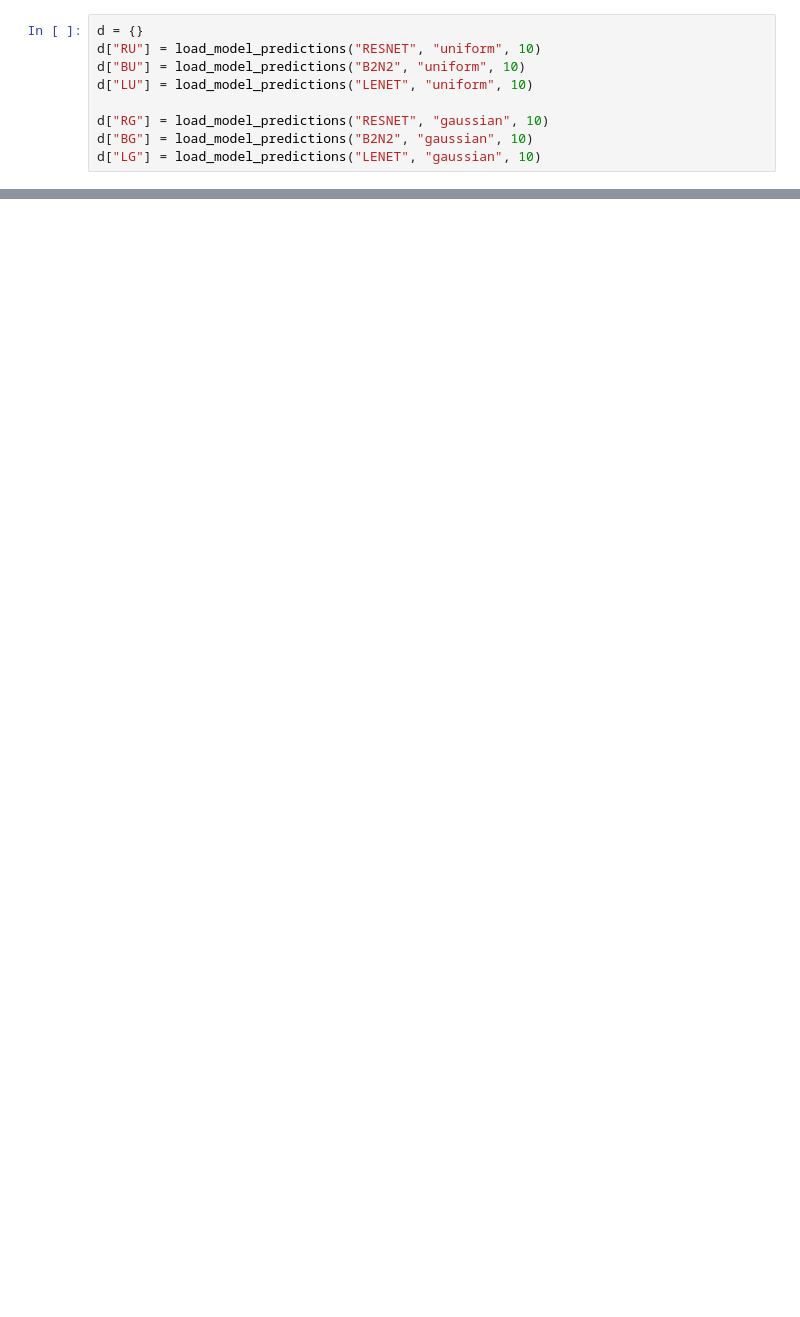
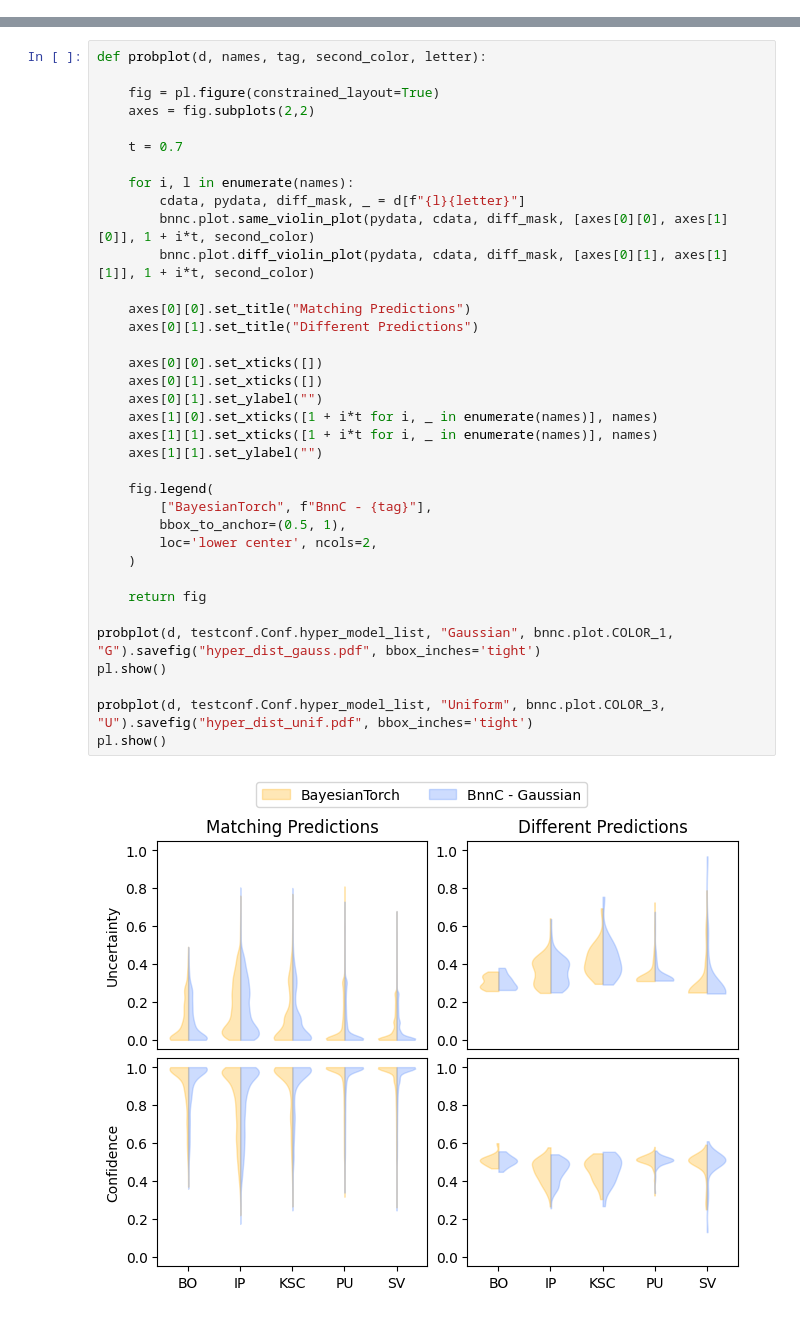
Before and after one commit to Samulix20/BNN_for_C, a Jupyter notebook: metrics.ipynb, the cells around one changed output, grey strips where cells are left out. Saved outputs shown, nothing was run; the diff lists cells and outputs as text; blank space fills up the shorter version.

Commit message:
refactor for uncertainty metrics and plots

```diff
--- a/metrics.ipynb
+++ b/metrics.ipynb
@@ -48,9 +27,0 @@ def load_model_predictions(modelname:str, generation_method:str, fixed_bits:int)
-# %%
-d = {}
-d["RU"] = load_model_predictions("RESNET", "uniform", 10)
-d["BU"] = load_model_predictions("B2N2", "uniform", 10)
-d["LU"] = load_model_predictions("LENET", "uniform", 10)
-
-d["RG"] = load_model_predictions("RESNET", "gaussian", 10)
-d["BG"] = load_model_predictions("B2N2", "gaussian", 10)
-d["LG"] = load_model_predictions("LENET", "gaussian", 10)
@@ -74,0 +28,38 @@ Matching preditions 0.9548
+# %%
+def probplot(d, names, tag, second_color, letter):
+
+    fig = pl.figure(constrained_layout=True)
+    axes = fig.subplots(2,2)
+
+    t = 0.7
+
+    for i, l in enumerate(names):
+        cdata, pydata, diff_mask, _ = d[f"{l}{letter}"]
+        bnnc.plot.same_violin_plot(pydata, cdata, diff_mask, [axes[0][0], axes[1][0]], 1 + i*t, second_color)
+        bnnc.plot.diff_violin_plot(pydata, cdata, diff_mask, [axes[0][1], axes[1][1]], 1 + i*t, second_color)
+
+    axes[0][0].set_title("Matching Predictions")
+    axes[0][1].set_title("Different Predictions")
+
+    axes[0][0].set_xticks([])
+    axes[0][1].set_xticks([])
+    axes[0][1].set_ylabel("")
+    axes[1][0].set_xticks([1 + i*t for i, _ in enumerate(names)], names)
+    axes[1][1].set_xticks([1 + i*t for i, _ in enumerate(names)], names)
+    axes[1][1].set_ylabel("")
+
+    fig.legend(
+        ["BayesianTorch", f"BnnC - {tag}"],
+        bbox_to_anchor=(0.5, 1),
+        loc='lower center', ncols=2,
+    )
+
+    return fig
+
+probplot(d, testconf.Conf.hyper_model_list, "Gaussian", bnnc.plot.COLOR_1, "G").savefig("hyper_dist_gauss.pdf", bbox_inches='tight')
+pl.show()
+
+probplot(d, testconf.Conf.hyper_model_list, "Uniform", bnnc.plot.COLOR_3, "U").savefig("hyper_dist_unif.pdf", bbox_inches='tight')
+pl.show()
+# %% [output]
+[figure, added]
```
Also changed, not shown: parts of 10 cells of this notebook, 9 other files.
